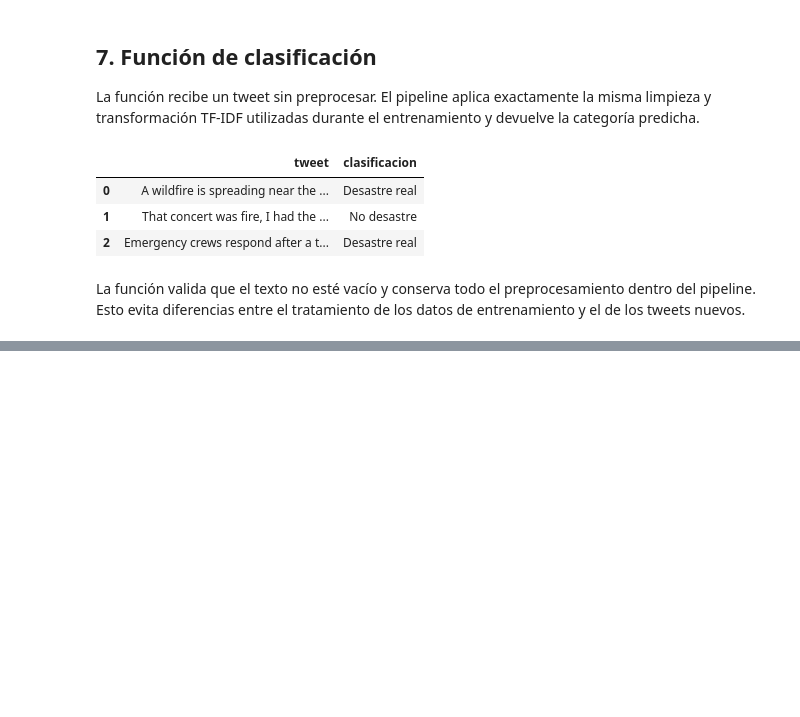
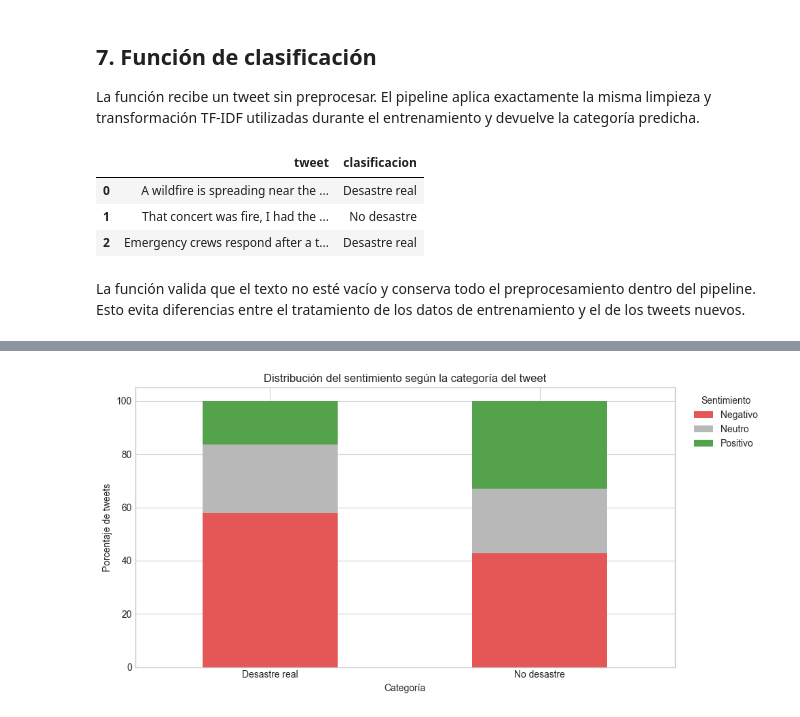
Before and after one commit to Ninaswiftie09/Data_Science, a Jupyter notebook: notebooks/laboratorio_5.ipynb, the cells around one changed output, grey strips where cells are left out. Cells and saved outputs as stored; diff of their text form; code cells hidden in the pictures; blank space fills up the shorter version.

```diff
--- a/notebooks/laboratorio_5.ipynb
+++ b/notebooks/laboratorio_5.ipynb
@@ -577,0 +631,19 @@ La función valida que el texto no esté vacío y conserva todo el preprocesamie
+# %%
+orden_sentimiento = ["Negativo", "Neutro", "Positivo"]
+colores_sentimiento = ["#E45756", "#B8B8B8", "#54A24B"]
+
+ax = porcentaje_sentimiento.reindex(columns=orden_sentimiento).plot(
+    kind="bar",
+    stacked=True,
+    figsize=(10, 5),
+    color=colores_sentimiento,
+)
+ax.set_title("Distribución del sentimiento según la categoría del tweet")
+ax.set_xlabel("Categoría")
+ax.set_ylabel("Porcentaje de tweets")
+ax.legend(title="Sentimiento", bbox_to_anchor=(1.02, 1), loc="upper left")
+plt.xticks(rotation=0)
+plt.tight_layout()
+plt.show()
+# %% [output]
+[figure, added]
```
Also changed, not shown: parts of 15 cells of this notebook.
